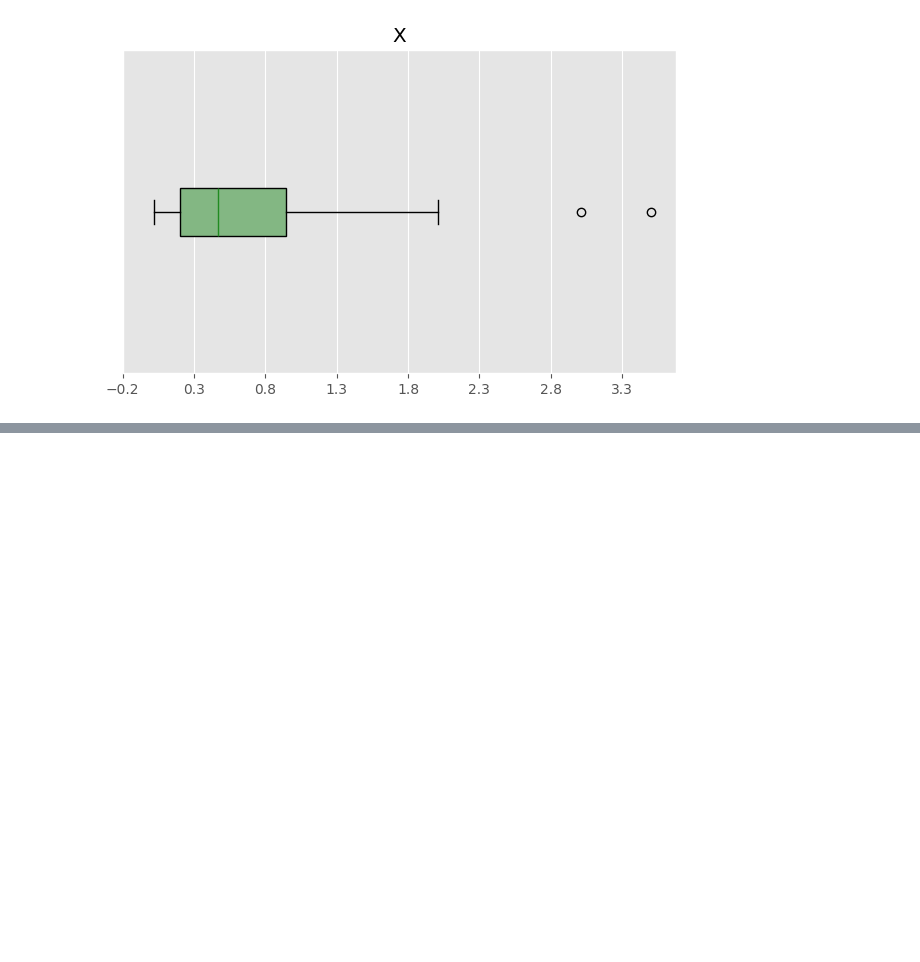
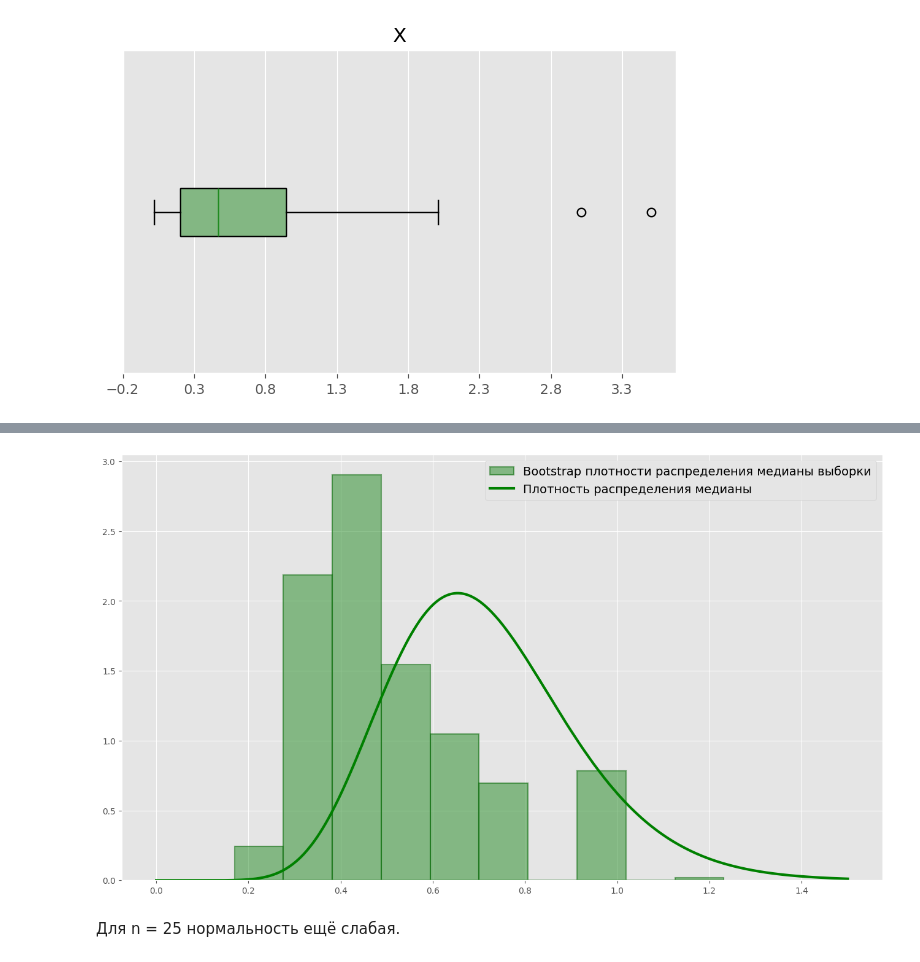
Before and after one commit to timursafiullin/mipt-statistics, a Jupyter notebook: homeworks/T2/solution.ipynb, the cells around one changed output, grey strips where cells are left out. Saved outputs shown, nothing was run; the diff lists cells and outputs as text; code cells hidden in the pictures; blank space fills up the shorter version.

```diff
--- a/homeworks/T2/solution.ipynb
+++ b/homeworks/T2/solution.ipynb
@@ -204,0 +300,43 @@ visualisation.visualize_distribution(
+# %%
+from math import factorial as fct
+
+def kth_dens(t, k):
+    return fct(n) / (fct(k-1) * fct(n-k)) * F(t)**(k-1) * (1 - F(t))**(n-k) * p(t)
+
+k_med = n // 2 + 1      # – номер k для медианы
+# %%
+# Bootstrap для оценки плотности распределения медианы выборки
+N = 1000
+K = int(1 + np.log2(N))
+
+bt = bootstrap(X, np.median, N)
+
+fig, axs = plt.subplots(1, 1, figsize=(16,9))
+
+axs.hist(
+    bt,
+    bins=K,
+    density=True,
+    alpha=0.5,
+    color='forestgreen',
+    edgecolor='darkgreen',
+    linewidth=1.5,
+    label='Bootstrap плотности распределения медианы выборки'
+)
+
+x = np.linspace(0, 1.5, 1000)
+y = [kth_dens(x_i, k_med) for x_i in x]
+axs.plot(
+    x,
+    y,
+    linewidth=3,
+    color='green',
+    label='Плотность распределения медианы'
+)
+
+axs.legend(fontsize=14)
+plt.show()
+# %% [output]
+[figure, added]
+# %% [markdown]
+Для n = 25 нормальность ещё слабая.
```
Also changed, not shown: parts of 12 cells of this notebook, 2 other files.
